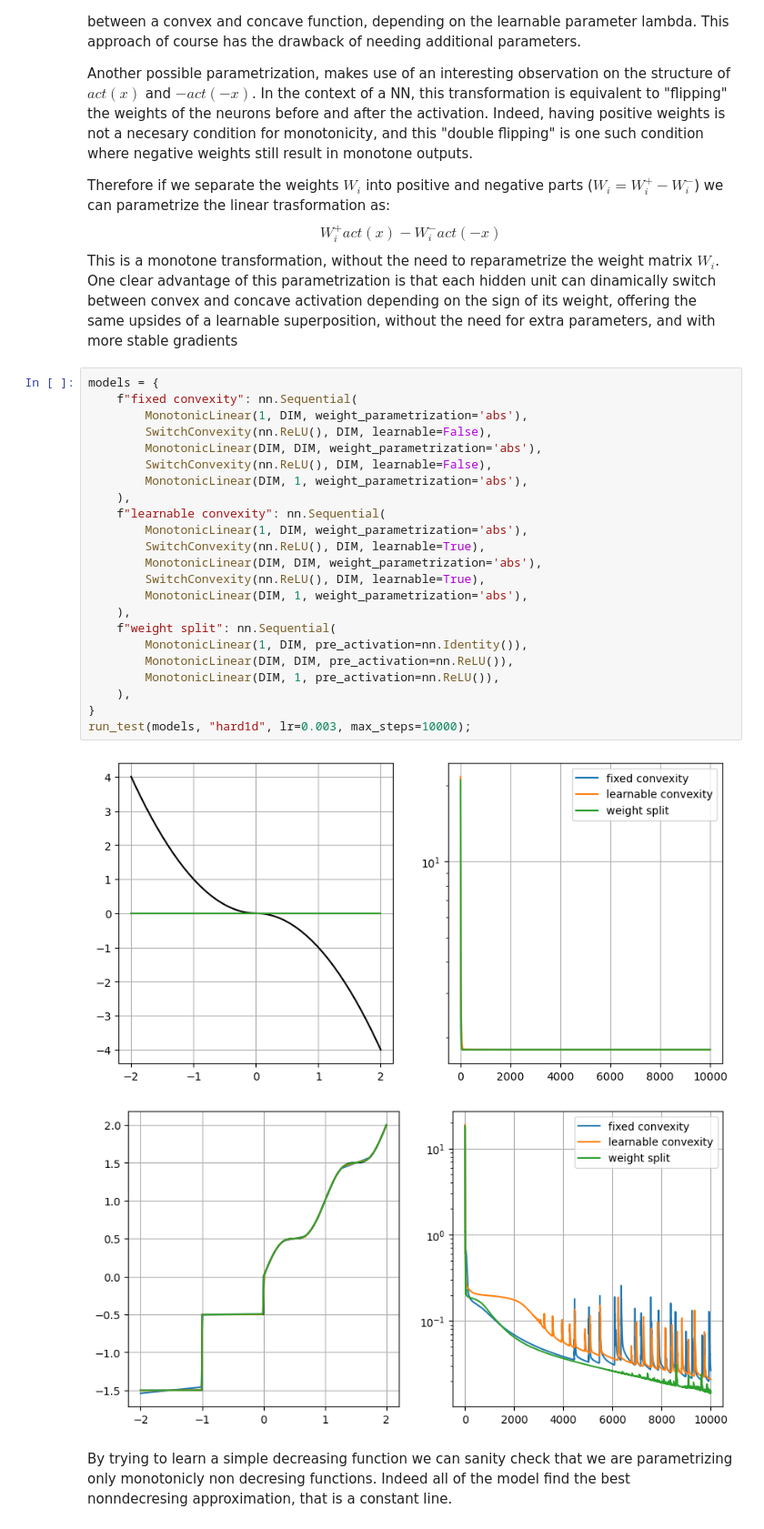
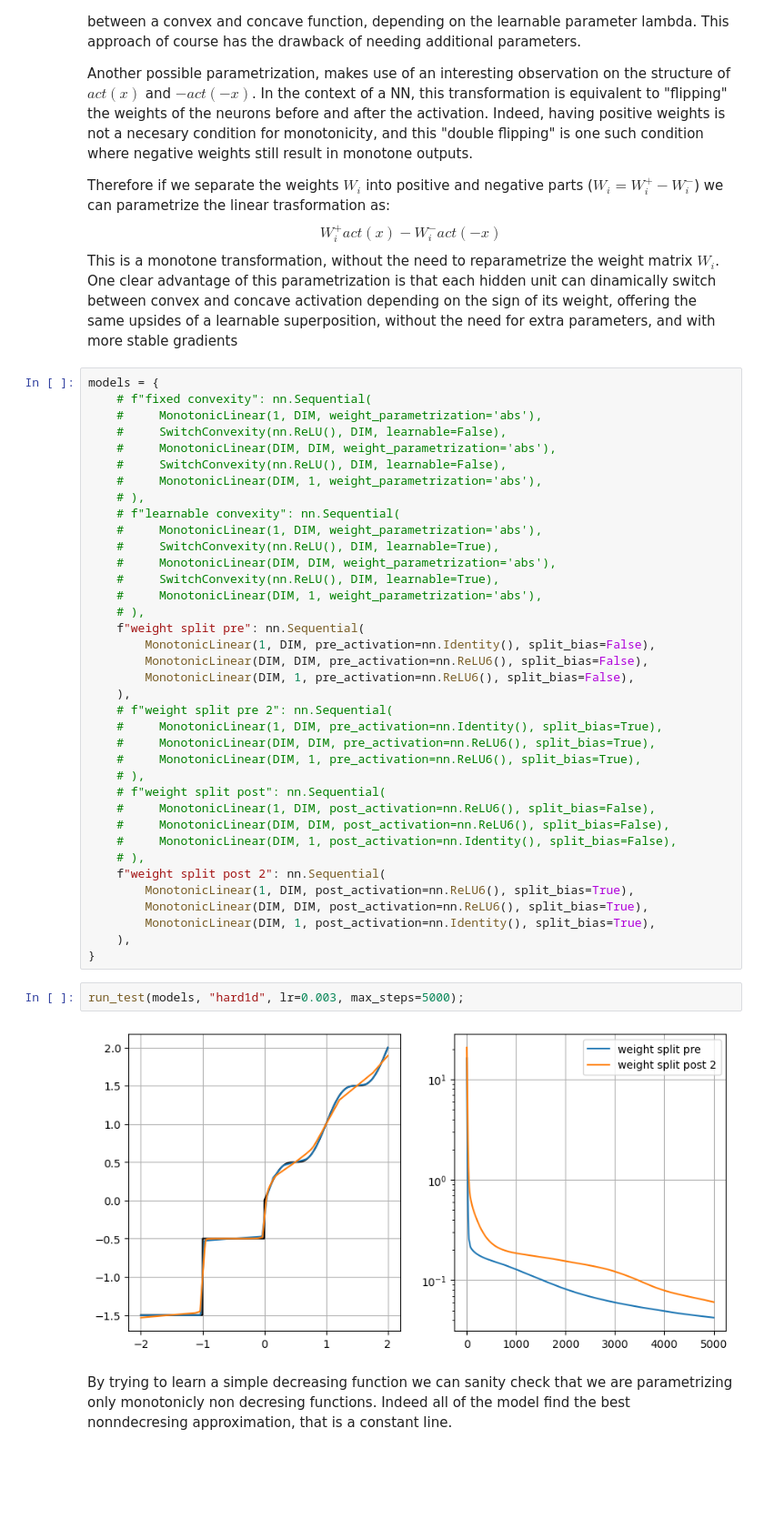
Before and after one commit to davidesartor/inverseCDF, a Jupyter notebook: diary.ipynb, the cells around one changed output. Shown: that part at 91% size. Saved outputs shown, nothing was run; the diff lists cells and outputs as text; blank space fills up the shorter version.

Commit message:
split monotonic class into pre-post ativation. add figures v1

```diff
--- a/diary.ipynb
+++ b/diary.ipynb
@@ -151,30 +149,45 @@ This is a monotone transformation, without the need to reparametrize the weight
 One clear advantage of this parametrization is that each hidden unit can dinamically switch between convex and concave activation depending on the sign of its weight, offering the same upsides of a learnable superposition, without the need for extra parameters, and with more stable gradients
 # %%
 models = {
-    f"fixed convexity": nn.Sequential(
-        MonotonicLinear(1, DIM, weight_parametrization='abs'),
-        SwitchConvexity(nn.ReLU(), DIM, learnable=False),
-        MonotonicLinear(DIM, DIM, weight_parametrization='abs'),
-        SwitchConvexity(nn.ReLU(), DIM, learnable=False),
-        MonotonicLinear(DIM, 1, weight_parametrization='abs'),
+    # f"fixed convexity": nn.Sequential(
+    #     MonotonicLinear(1, DIM, weight_parametrization='abs'),
+    #     SwitchConvexity(nn.ReLU(), DIM, learnable=False),
+    #     MonotonicLinear(DIM, DIM, weight_parametrization='abs'),
+    #     SwitchConvexity(nn.ReLU(), DIM, learnable=False),
+    #     MonotonicLinear(DIM, 1, weight_parametrization='abs'),
+    # ),
+    # f"learnable convexity": nn.Sequential(
+    #     MonotonicLinear(1, DIM, weight_parametrization='abs'),
+    #     SwitchConvexity(nn.ReLU(), DIM, learnable=True),
+    #     MonotonicLinear(DIM, DIM, weight_parametrization='abs'),
+    #     SwitchConvexity(nn.ReLU(), DIM, learnable=True),
+    #     MonotonicLinear(DIM, 1, weight_parametrization='abs'),
+    # ),
+    f"weight split pre": nn.Sequential(
+        MonotonicLinear(1, DIM, pre_activation=nn.Identity(), split_bias=False),
+        MonotonicLinear(DIM, DIM, pre_activation=nn.ReLU6(), split_bias=False),
+        MonotonicLinear(DIM, 1, pre_activation=nn.ReLU6(), split_bias=False),
     ),
-    f"learnable convexity": nn.Sequential(
-        MonotonicLinear(1, DIM, weight_parametrization='abs'),
-        SwitchConvexity(nn.ReLU(), DIM, learnable=True),
-        MonotonicLinear(DIM, DIM, weight_parametrization='abs'),
-        SwitchConvexity(nn.ReLU(), DIM, learnable=True),
-        MonotonicLinear(DIM, 1, weight_parametrization='abs'),
-    ),
-    f"weight split": nn.Sequential(
-        MonotonicLinear(1, DIM, pre_activation=nn.Identity()),
-        MonotonicLinear(DIM, DIM, pre_activation=nn.ReLU()),
-        MonotonicLinear(DIM, 1, pre_activation=nn.ReLU()),
+    # f"weight split pre 2": nn.Sequential(
+    #     MonotonicLinear(1, DIM, pre_activation=nn.Identity(), split_bias=True),
+    #     MonotonicLinear(DIM, DIM, pre_activation=nn.ReLU6(), split_bias=True),
+    #     MonotonicLinear(DIM, 1, pre_activation=nn.ReLU6(), split_bias=True),
+    # ),
+    # f"weight split post": nn.Sequential(
+    #     MonotonicLinear(1, DIM, post_activation=nn.ReLU6(), split_bias=False),
+    #     MonotonicLinear(DIM, DIM, post_activation=nn.ReLU6(), split_bias=False),
+    #     MonotonicLinear(DIM, 1, post_activation=nn.Identity(), split_bias=False),
+    # ),
+    f"weight split post 2": nn.Sequential(
+        MonotonicLinear(1, DIM, post_activation=nn.ReLU6(), split_bias=True),
+        MonotonicLinear(DIM, DIM, post_activation=nn.ReLU6(), split_bias=True),
+        MonotonicLinear(DIM, 1, post_activation=nn.Identity(), split_bias=True),
     ),
 }
-run_test(models, "hard1d", lr=0.003, max_steps=10000);
-# %% [output]
-[figure, removed]
-[figure, removed]
+# %%
+run_test(models, "hard1d", lr=0.003, max_steps=5000);
+# %% [output]
+[figure, added]
 # %% [markdown]
 By trying to learn a simple decreasing function we can sanity check that we are parametrizing only monotonicly non decresing functions. Indeed all of the model find the best nonndecresing approximation, that is a constant line.
 # %%
```
Also changed, not shown: parts of 2 cells of this notebook, 10 other files.
